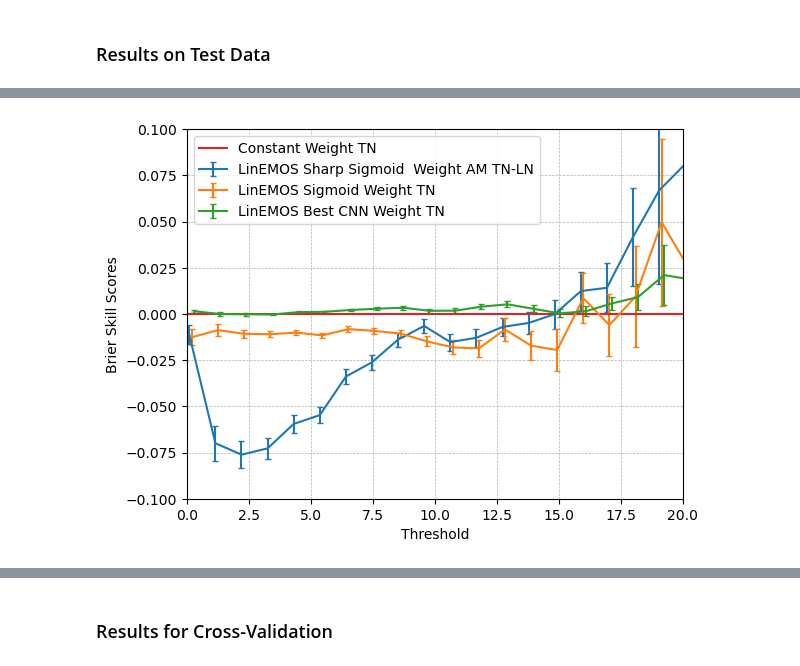
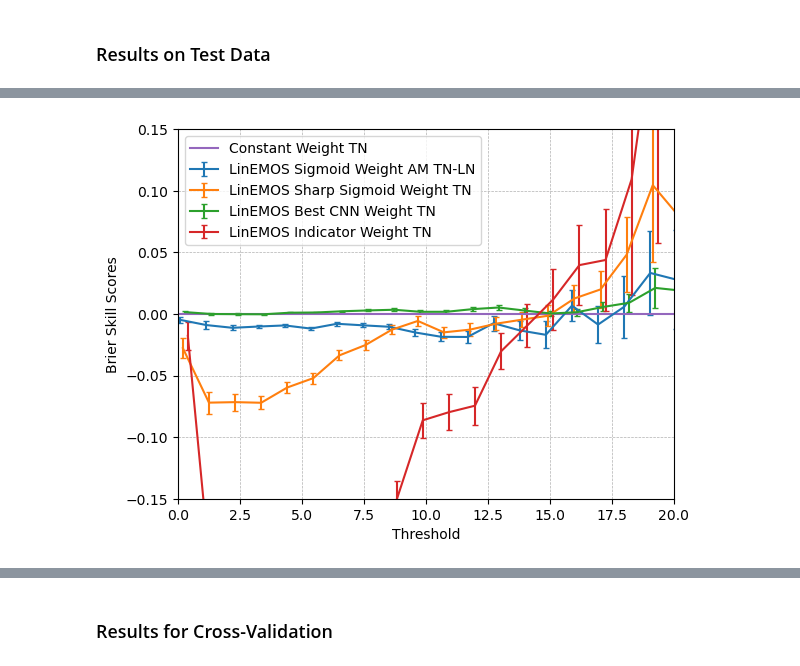
Before and after one commit to SimonHakvoort/thesiscode, a Jupyter notebook: src/visualization/experiments_figures.ipynb, the cells around one changed output, grey strips where cells are left out. Drawn from its saved outputs; the diff is of its cells as text; code cells hidden in the pictures.

```diff
--- a/src/visualization/experiments_figures.ipynb
+++ b/src/visualization/experiments_figures.ipynb
@@ -74,39 +159,44 @@ climatology = Climatology.load(folder)
 # %%
-filepath = '/net/pc200239/nobackup/users/hakvoort/models/final_models/linregemos/emos_base'
+filepath = '/net/pc200239/nobackup/users/hakvoort/models/final_models/linregemos/emos_base1'
 
 with open(filepath, 'rb') as f:
-    constant_weight_tn = LinearEMOS(pickle.load(f))
+    constant_weight_tn1 = LinearEMOS(pickle.load(f))
 
-filepath = '/net/pc200239/nobackup/users/hakvoort/models/final_models/linregemos/extreme'
+filepath = '/net/pc200239/nobackup/users/hakvoort/models/final_models/linregemos/extreme1'
 
 with open(filepath, 'rb') as f:
-    sharp_sigmoid_weight_am_tn_ln = LinearEMOS(pickle.load(f))
+    sharp_sigmoid_weight_tn1 = LinearEMOS(pickle.load(f))
 
-filepath = '/net/pc200239/nobackup/users/hakvoort/models/final_models/linregemos/intermediate'
+filepath = '/net/pc200239/nobackup/users/hakvoort/models/final_models/linregemos/intermediate1'
 
 with open(filepath, 'rb') as f:
-    sigmoid_weight_tn = LinearEMOS(pickle.load(f))
+    sigmoid_weight_am_tn_ln1 = LinearEMOS(pickle.load(f))
 
-filepath = '/net/pc200239/nobackup/users/hakvoort/models/final_models/linregemos/emos_tn_cnn_weight'
+filepath = '/net/pc200239/nobackup/users/hakvoort/models/final_models/linregemos/emos_tn_cnn_weight1'
 
 with open(filepath, 'rb') as f:
-    best_cnn_weight_tn = LinearEMOS(pickle.load(f))
+    best_cnn_weight_tn1 = LinearEMOS(pickle.load(f))
 
-filepath = '/net/pc200239/nobackup/users/hakvoort/models/final_models/linregemos/emos_ml_tn_ln_cnn_weight'
+filepath = '/net/pc200239/nobackup/users/hakvoort/models/final_models/linregemos/emos_ml_tn_ln_cnn_weight1'
 
 with open(filepath, 'rb')as f:
-    best_cnn_weight_am_tn_ln = LinearEMOS(pickle.load(f))
+    best_cnn_weight_am_tn_ln1 = LinearEMOS(pickle.load(f))
 
-all_linear_models_fold0 = {'LinEMOS Constant Weight TN': constant_weight_tn,
-                           'LinEMOS Sharp Sigmoid  Weight AM TN-LN': sharp_sigmoid_weight_am_tn_ln,
-                           'LinEMOS Sigmoid Weight TN': sigmoid_weight_tn,
-                           'LinEMOS Best CNN Weight TN': best_cnn_weight_tn,}
-                           #'Best CNN Weight AM TN-LN': best_cnn_weight_am_tn_ln}
+filepath = '/net/pc200239/nobackup/users/hakvoort/models/final_models/linregemos/emos_tn_indictor_weight1'
 
-all_linear_models_without_constant_weight0  = {'LinEMOS Sharp Sigmoid  Weight AM TN-LN': sharp_sigmoid_weight_am_tn_ln,
-                                            'LinEMOS Sigmoid Weight TN': sigmoid_weight_tn,
-                                            'LinEMOS Best CNN Weight TN': best_cnn_weight_tn,}
-                                            #'Best CNN Weight AM TN-LN': best_cnn_weight_am_tn_ln}
+with open(filepath, 'rb') as f:
+    indicator_weight_tn1 = LinearEMOS(pickle.load(f))
+
+all_linear_models_fold1 = {'LinEMOS Constant Weight TN': constant_weight_tn1,
+                           'LinEMOS Sigmoid Weight AM TN-LN': sigmoid_weight_am_tn_ln1,
+                           'LinEMOS Sharp Sigmoid Weight TN': sharp_sigmoid_weight_tn1,
+                           'LinEMOS Best CNN Weight TN': best_cnn_weight_tn1,
+                           'LinEMOS Indicator Weight TN': indicator_weight_tn1}
+
+all_linear_models_without_constant_weight1  = {'LinEMOS Sigmoid Weight AM TN-LN': sigmoid_weight_am_tn_ln1,
+                                            'LinEMOS Sharp Sigmoid Weight TN': sharp_sigmoid_weight_tn1,
+                                            'LinEMOS Best CNN Weight TN': best_cnn_weight_tn1,
+                                            'LinEMOS Indicator Weight TN': indicator_weight_tn1}
 # %% [output]
 Using given parameters for Truncated Normal distribution
 Using given parameters for Truncated Normal distribution
@@ -391,6 +492,6 @@ make_brier_skill_plot(constant_weight_tn, all_linear_models_without_constant_wei
 # %%
 values = np.linspace(0,20,20)
-ylim = [-0.1,0.1]
+ylim = [-0.15,0.15]
 make_bootstrap_brier(constant_weight_tn, all_linear_models_without_constant_weight0, test_data0, values,  ylim=ylim, name_base_model='Constant Weight TN', bootstrap_size=10000)
 # %% [output]
-[figure, old version]
+[figure, new version]
```
Also changed, not shown: parts of 39 cells of this notebook, 5 other files.
